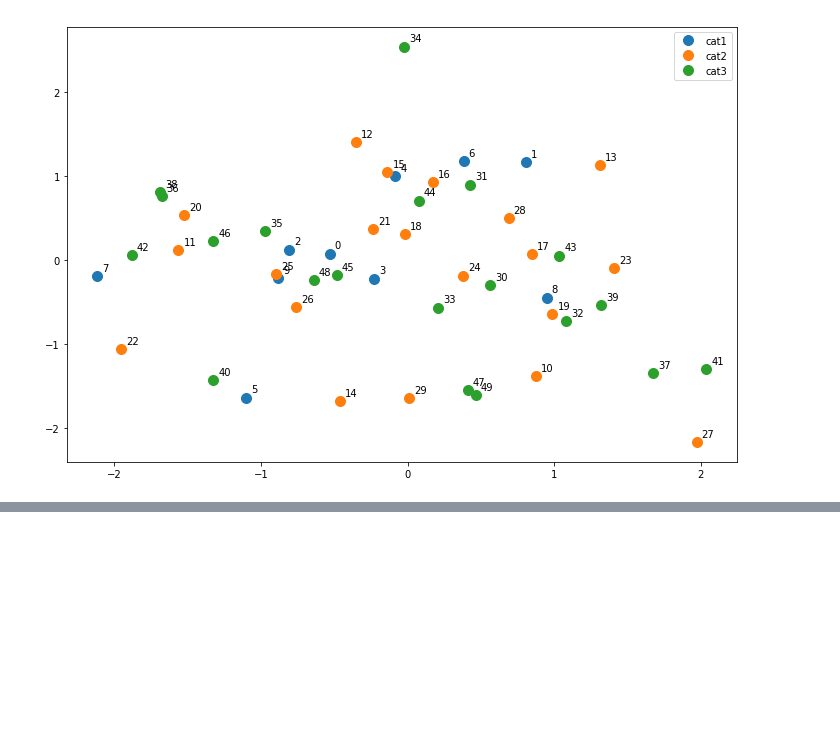
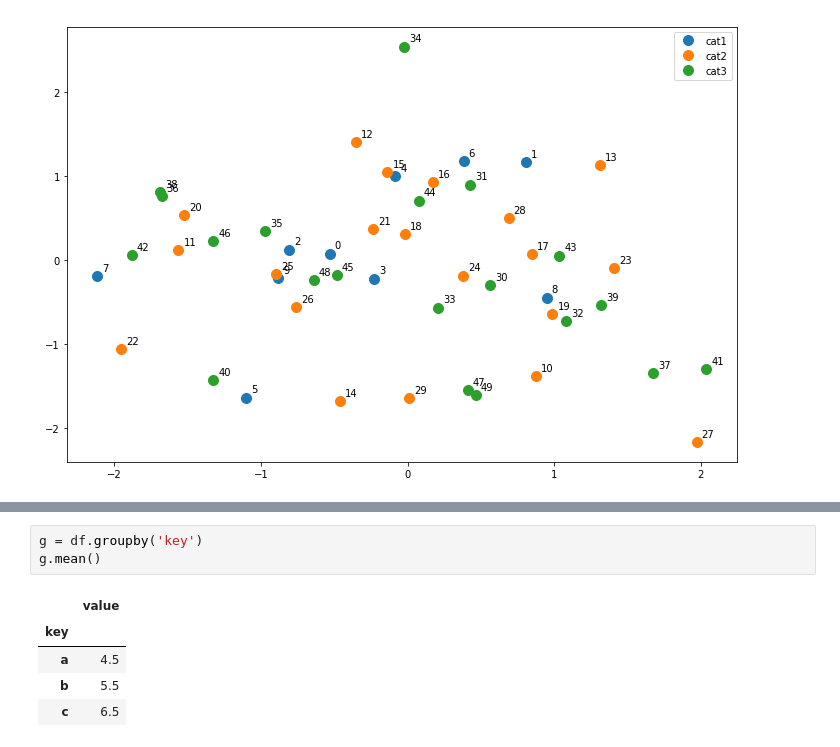
Before and after one commit to dshelukhin/python-playbook, a Jupyter notebook: py-play-notebook.ipynb, the cells around one changed output, grey strips where cells are left out. Saved outputs shown, nothing was run; the diff lists cells and outputs as text; blank space fills up the shorter version.

```diff
--- a/py-play-notebook.ipynb
+++ b/py-play-notebook.ipynb
@@ -101,0 +154,9 @@ for label, x, y in zip(data.index, data.var1, data.var2):
+# %%
+g = df.groupby('key')
+g.mean()
+# %% [output]
+|  | value |
+| key |  |
+| a | 4.5 |
+| b | 5.5 |
+| c | 6.5 |
```
Also changed, not shown: parts of 5 cells of this notebook.
